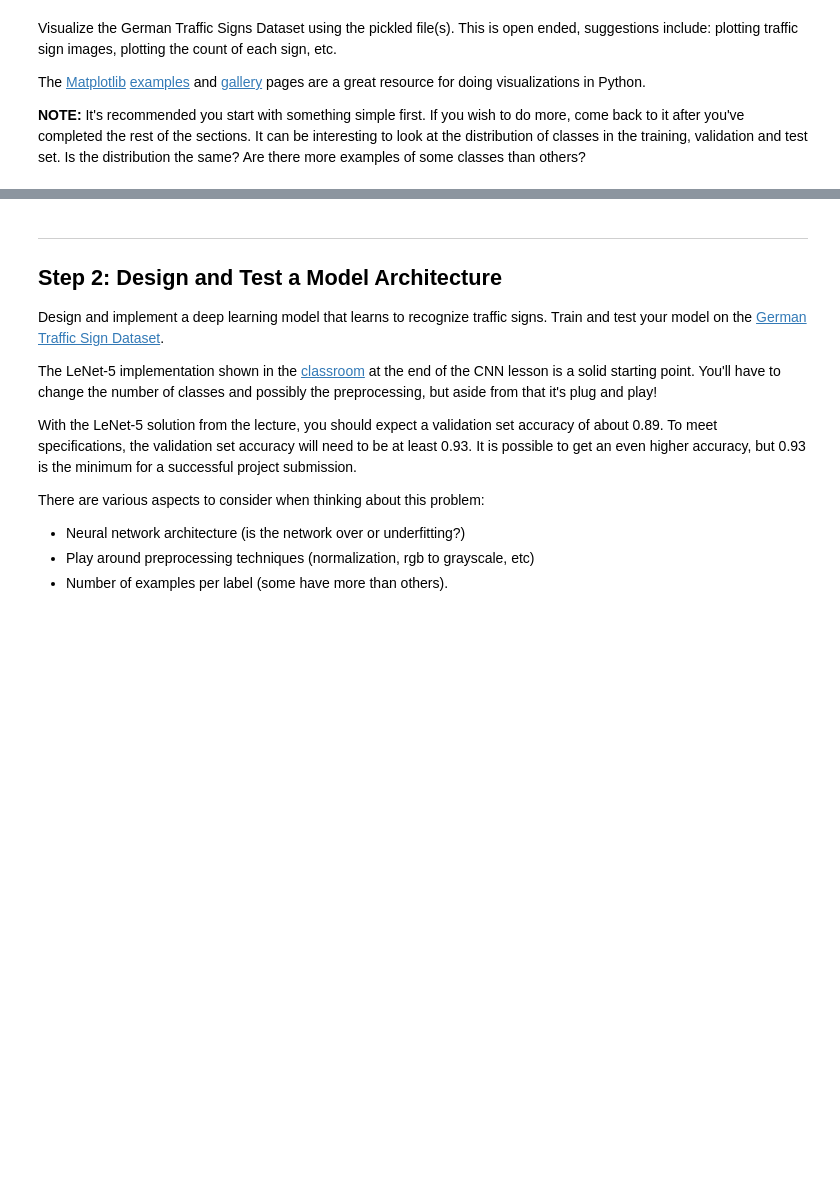
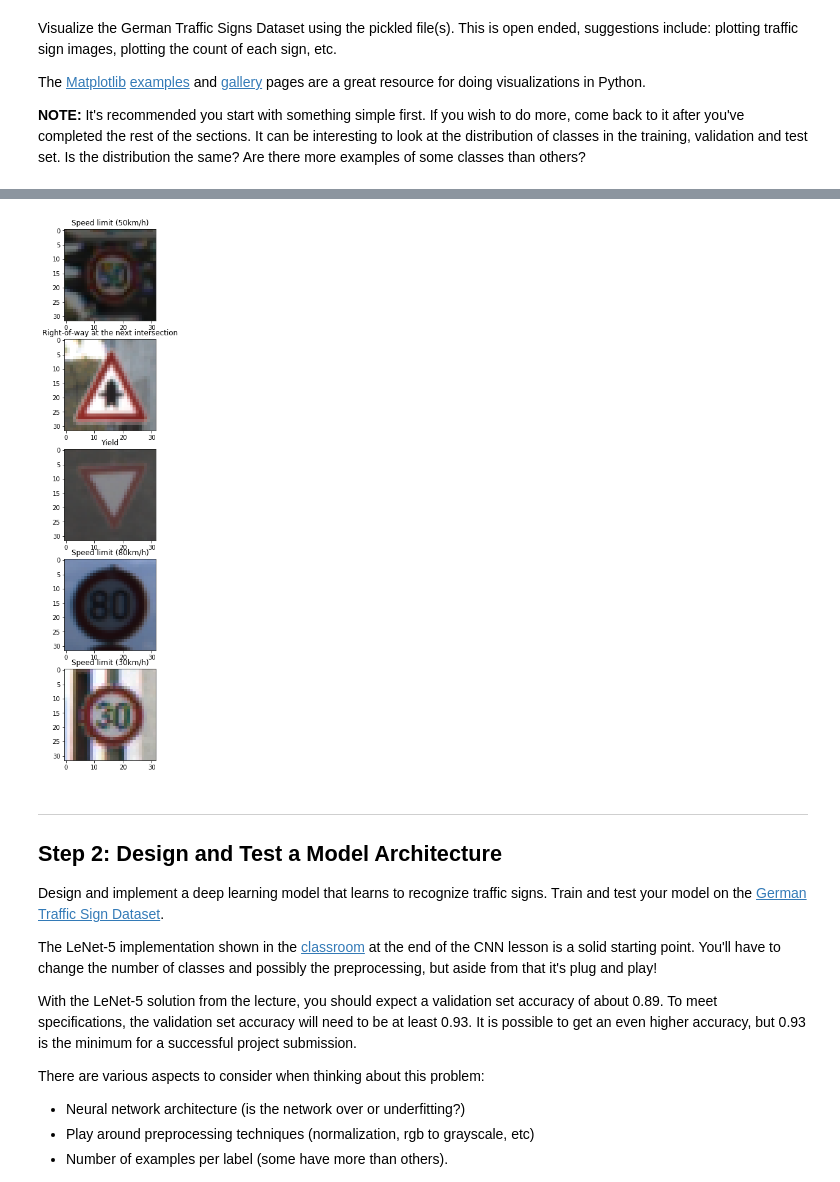
Before and after one commit to matheuslrsouza/CarND-Traffic-Sign-Classifier-Project, a Jupyter notebook: Traffic_Sign_Classifier.ipynb, the cells around one changed output, grey strips where cells are left out. Cells and saved outputs as stored; diff of their text form; code cells hidden in the pictures; blank space fills up the shorter version.

```diff
--- a/Traffic_Sign_Classifier.ipynb
+++ b/Traffic_Sign_Classifier.ipynb
@@ -103,3 +191,15 @@ import matplotlib.pyplot as plt
+# %%
+import random
+
+fig = plt.figure(figsize=(16, 16))
+
+for i in range(0, 5):
+    n = random.randint(0, n_train)
+    a=fig.add_subplot(5, 1, i + 1)
+    imgplot = plt.imshow(X_train[n])
+    a.set_title(labels_to_name[y_train[n]])
+# %% [output]
+[figure, added]
 # %% [markdown]
 ----
 
```
Also changed, not shown: parts of 16 cells of this notebook.
